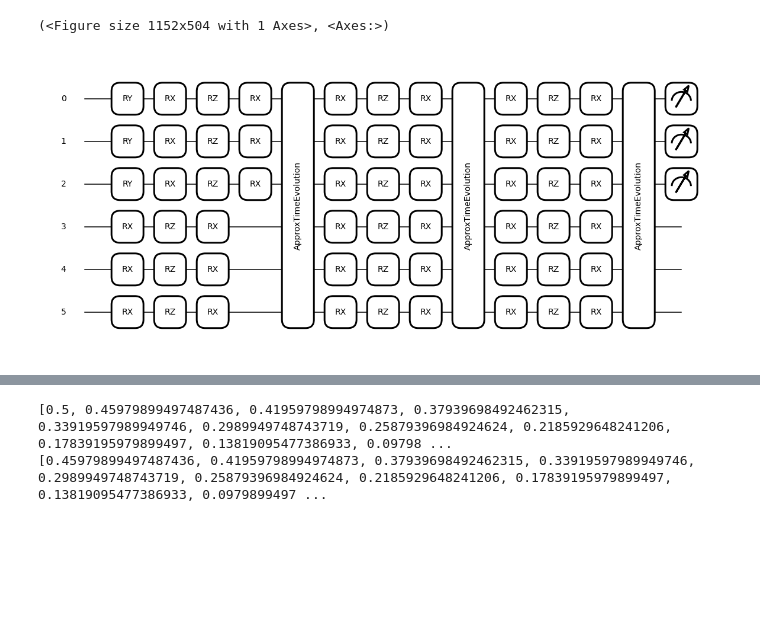
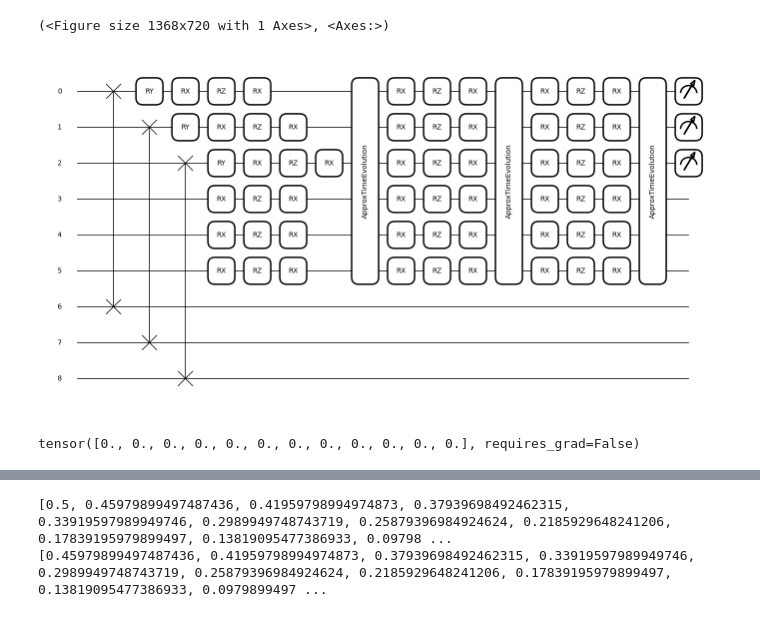
Before and after one commit to gbaijayu/400Q_Project, a Jupyter notebook: CPEN400Q_FinalProject.ipynb, the cells around one changed output, grey strips where cells are left out. Saved outputs shown, nothing was run; the diff lists cells and outputs as text; code cells hidden in the pictures; blank space fills up the shorter version.

Commit message:
now with 2 devices, for measure/reset functionality

```diff
--- a/CPEN400Q_FinalProject.ipynb
+++ b/CPEN400Q_FinalProject.ipynb
@@ -51,5 +73,8 @@ print(Hint)
 # %%
-dev = qml.device("default.qubit", wires=6)
+from pennylane.math.utils import requires_grad
+# dev = qml.device("default.qubit", wires=6)
+dev1 = qml.device("default.qubit", wires=9)
+dev2 = qml.device("default.qubit", wires=9)
 # wires 0,1,2 are group B (input training data)
 # wires 3,4,5 are group A (store past data)
 
@@ -74,6 +99,10 @@ Hint = qml.Hamiltonian(coeffs, obs)
 # some fixed values (as specified in paper)
 D = 3
 tau = 0.2
+
+is_First_Iteration = np.array(1, requires_grad=False)
+
+prev_state = np.zeros(12, requires_grad=False) # Jason: idk what to initialize this as for now? lol
 
 # Parameters
 # alpha_array = np.zeros((D, 6))
@@ -104,47 +133,99 @@ def evolution(alpha_array, beta_array, gamma_array):
         #change third paramter (larger is more accurate)
         qml.ApproxTimeEvolution(Hint, tau, 1)
 
-@qml.qnode(dev)
-def pqc(x, alpha_array, beta_array, gamma_array):
+@qml.qnode(dev1)
+def pqc_expval(x, alpha_array, beta_array, gamma_array, prev_state, is_First_Iteration):
+
+    if (is_First_Iteration == 0):
+        qml.MottonenStatePreparation(state_vector=prev_state, wires=range(6))
+        print("Just did MottonenStatePreparation using: ", prev_state)
+
+    # prev_state = np.zeros(12)
+    if (is_First_Iteration == 1):
+        is_First_Iteration = 0
+
+    qml.SWAP(wires=[0,6])
+    qml.SWAP(wires=[1,7])
+    qml.SWAP(wires=[2,8])
+
     encoding(x)
     evolution(alpha_array, beta_array, gamma_array)
 
+    # prev_state = qml.state()
+    # print("prev_state: ", prev_state)
+
+    # will qml.state() collapse wires before qml.expval returns?
+
     return [qml.expval(qml.PauliZ(i)) for i in range(3)]
+    # return qml.state()
+
+@qml.qnode(dev2)
+def pqc_state(x, alpha_array, beta_array, gamma_array, prev_state, is_First_Iteration):
+
+    if (is_First_Iteration == 0):
+        qml.MottonenStatePreparation(state_vector=prev_state, wires=range(6))
+        print("Just did MottonenStatePreparation using: ", prev_state)
+
+    # prev_state = np.zeros(12)
+    if (is_First_Iteration == 1):
+        is_First_Iteration = 0
+
+    qml.SWAP(wires=[0,6])
+    qml.SWAP(wires=[1,7])
+    qml.SWAP(wires=[2,8])
+
+    encoding(x)
+    evolution(alpha_array, beta_array, gamma_array)
+
+    # prev_state = qml.state()
+    # print("prev_state: ", prev_state)
+
+    # will qml.state() collapse wires before qml.expval returns?
+
+    # return [qml.expval(qml.PauliZ(i)) for i in range(3)], qml.state()
+    return qml.state()
 
 #def timestep_output(x, weights):
-def timestep_output(x, alpha_array, beta_array, gamma_array, c):
+def timestep_output(x, alpha_array, beta_array, gamma_array, c, prev_state, is_First_Iteration):
+# def timestep_output(x, alpha_array, beta_array, gamma_array, c):
 
     # print(qml.draw_mpl(pqc)(0.5))
     #result = pqc(x, weights[0], weights[1], weights[2])
-    result = pqc(x, alpha_array, beta_array, gamma_array)
+    result = pqc_expval(x, alpha_array, beta_array, gamma_array, prev_state, is_First_Iteration)
+    prev_state = pqc_state(x, alpha_array, beta_array, gamma_array, prev_state, is_First_Iteration)
+
     # print("Output of pqc: ", result)
     # print("Type of pqc: ", result[0])
 
     # y = c * np.average(result)
     y = c * (( result[0] + result[1] + result[2] ) / 3.0)
     # print("Output of each timestep: ", y)
 
     return y
 
-timestep_output(0.7, alpha_array, beta_array, gamma_array, c)
+timestep_output(0.7, alpha_array, beta_array, gamma_array, c, prev_state, is_First_Iteration)
 # timestep_output(0.7, alpha_array, beta_array, gamma_array)
-print(qml.draw_mpl(pqc)(0.5, alpha_array, beta_array, gamma_array))
+print(qml.draw_mpl(pqc_expval)(0.5, alpha_array, beta_array, gamma_array, prev_state, is_First_Iteration))
 
 # print(qml.draw_mpl(pqc)(0.5, 1))
 
 ### random code ideas, unused
 
 # expval1 = qml.expval(qml.PauliZ(0))
 # expval2 = qml.expval(qml.PauliZ(1))
 # expval3 = qml.expval(qml.PauliZ(2))
 
 # avg = (expval1 + expval2 + expval3) / 3.0
 
 # print([expval1.eigvals(), expval2.eigvals(), expval3.eigvals()])
 
 # return c * avg
 # return expval1, expval2, expval3
 # %% [output]
-(<Figure size 1152x504 with 1 Axes>, <Axes:>)
+(<Figure size 1368x720 with 1 Axes>, <Axes:>)
-[figure, old version]
+[figure, new version]
+# %%
+prev_state
+# %% [output]
+tensor([0., 0., 0., 0., 0., 0., 0., 0., 0., 0., 0., 0.], requires_grad=False)
 # %%
```
Also changed, not shown: parts of 12 cells of this notebook.
